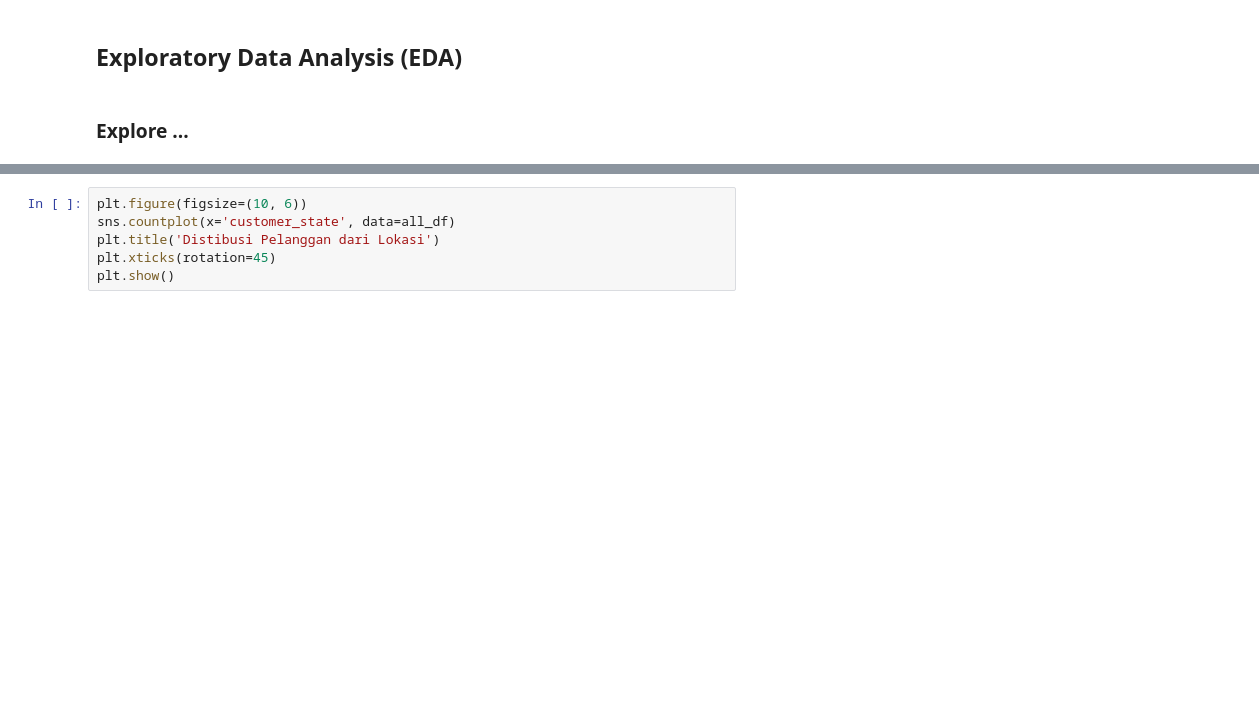
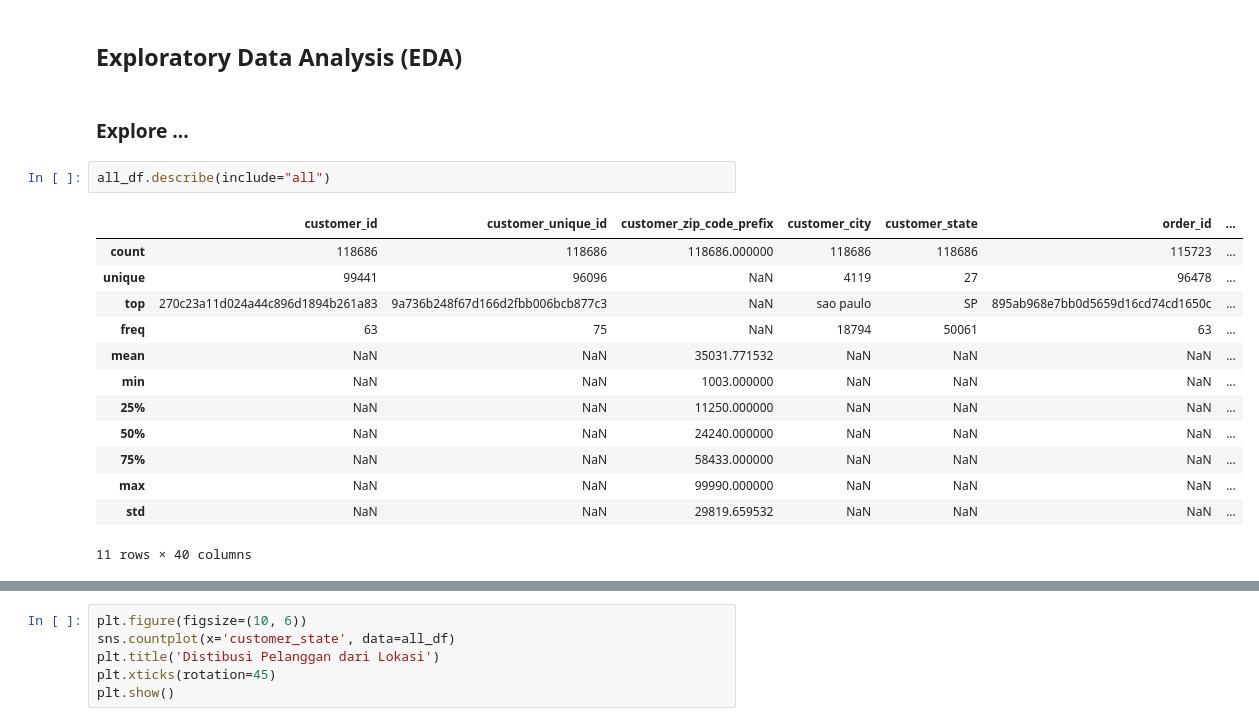
Before and after one commit to agusputrawan/Data-Analysis-ECommerce-Public, a Jupyter notebook: notebook.ipynb, the cells around one changed output, grey strips where cells are left out. Cells and saved outputs as stored; diff of their text form; blank space fills up the shorter version.

```diff
--- a/notebook.ipynb
+++ b/notebook.ipynb
@@ -689,3 +689,19 @@ all_df.describe()
 ## Exploratory Data Analysis (EDA)
 # %% [markdown]
 ### Explore ...
+# %%
+all_df.describe(include="all")
+# %% [output]
+|  | customer_id | customer_unique_id | customer_zip_code_prefix | customer_city | customer_state | order_id | ... |
+| count | 118686 | 118686 | 118686.000000 | 118686 | 118686 | 115723 | ... |
+| unique | 99441 | 96096 | NaN | 4119 | 27 | 96478 | ... |
+| top | 270c23a11d024a44c896d1894b261a83 | 9a736b248f67d166d2fbb006bcb877c3 | NaN | sao paulo | SP | 895ab968e7bb0d5659d16cd74cd1650c | ... |
+| freq | 63 | 75 | NaN | 18794 | 50061 | 63 | ... |
+| mean | NaN | NaN | 35031.771532 | NaN | NaN | NaN | ... |
+| min | NaN | NaN | 1003.000000 | NaN | NaN | NaN | ... |
+| 25% | NaN | NaN | 11250.000000 | NaN | NaN | NaN | ... |
+| 50% | NaN | NaN | 24240.000000 | NaN | NaN | NaN | ... |
+| 75% | NaN | NaN | 58433.000000 | NaN | NaN | NaN | ... |
+| max | NaN | NaN | 99990.000000 | NaN | NaN | NaN | ... |
+| std | NaN | NaN | 29819.659532 | NaN | NaN | NaN | ... |
+11 rows × 40 columns
```
Also changed, not shown: parts of 1 cell of this notebook.
